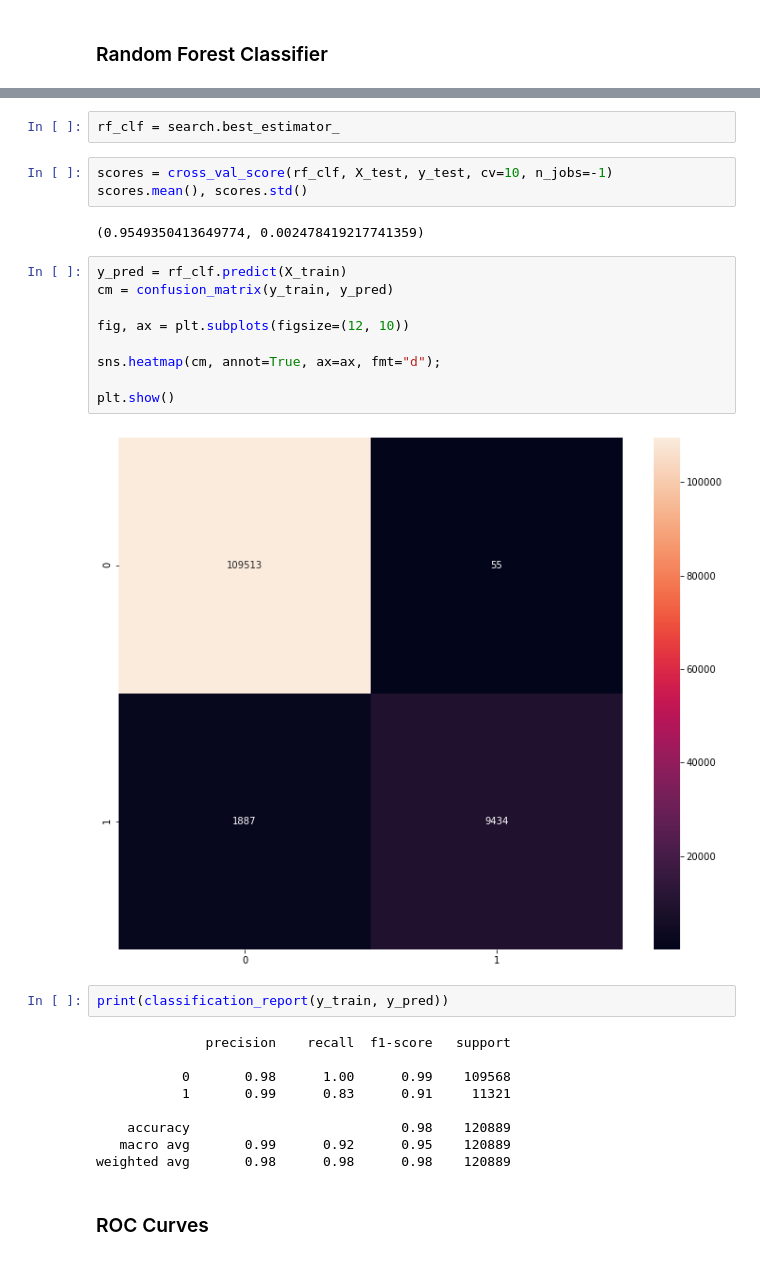
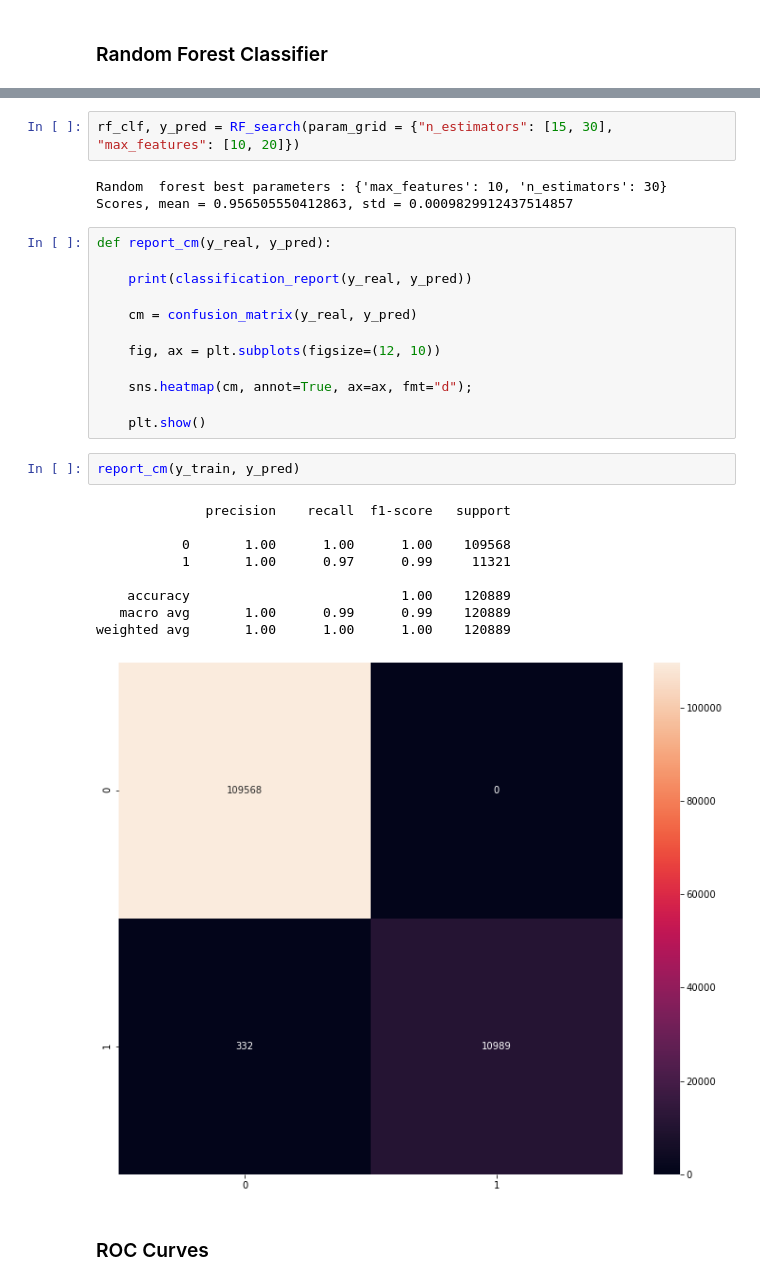
Before and after one commit to thefifthagreement/jedha-fs-s4-project, a Jupyter notebook: fraud_detection_ml.ipynb, the cells around one changed output, grey strips where cells are left out. Saved outputs shown, nothing was run; the diff lists cells and outputs as text.

```diff
--- a/fraud_detection_ml.ipynb
+++ b/fraud_detection_ml.ipynb
@@ -257,32 +289,32 @@ search.best_params_
-# %%
-rf_clf = search.best_estimator_
-# %%
-scores = cross_val_score(rf_clf, X_test, y_test, cv=10, n_jobs=-1)
-scores.mean(), scores.std()
-# %% [output]
-(0.9549350413649774, 0.002478419217741359)
+# %%
+rf_clf, y_pred = RF_search(param_grid = {"n_estimators": [15, 30], "max_features": [10, 20]})
+# %% [output]
+Random  forest best parameters : {'max_features': 10, 'n_estimators': 30}
+Scores, mean = 0.956505550412863, std = 0.0009829912437514857
 # %%
-y_pred = rf_clf.predict(X_train)
-cm = confusion_matrix(y_train, y_pred)
+def report_cm(y_real, y_pred):
 
-fig, ax = plt.subplots(figsize=(12, 10))
+    print(classification_report(y_real, y_pred))
 
-sns.heatmap(cm, annot=True, ax=ax, fmt="d");
+    cm = confusion_matrix(y_real, y_pred)
 
-plt.show()
+    fig, ax = plt.subplots(figsize=(12, 10))
+
+    sns.heatmap(cm, annot=True, ax=ax, fmt="d");
+
+    plt.show()
-# %% [output]
-[figure, removed]
 # %%
-print(classification_report(y_train, y_pred))
+report_cm(y_train, y_pred)
 # %% [output]
               precision    recall  f1-score   support
 
-           0       0.98      1.00      0.99    109568
-           1       0.99      0.83      0.91     11321
+           0       1.00      1.00      1.00    109568
+           1       1.00      0.97      0.99     11321
 
-    accuracy                           0.98    120889
-   macro avg       0.99      0.92      0.95    120889
-weighted avg       0.98      0.98      0.98    120889
+    accuracy                           1.00    120889
+   macro avg       1.00      0.99      0.99    120889
+weighted avg       1.00      1.00      1.00    120889
+[figure, added]
 # %% [markdown]
 ### ROC Curves
 # %%
```
Also changed, not shown: parts of 31 cells of this notebook, 11 other files.
